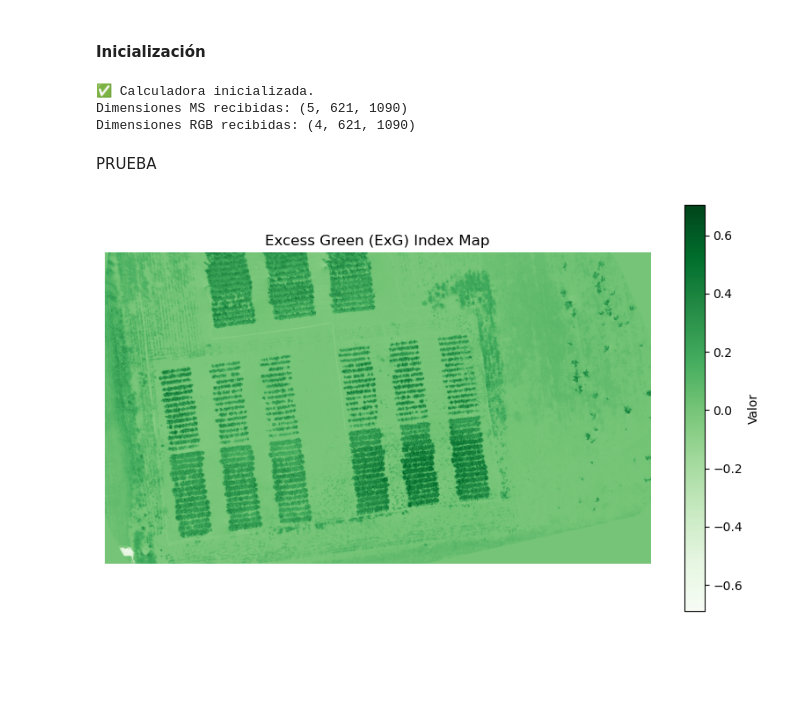
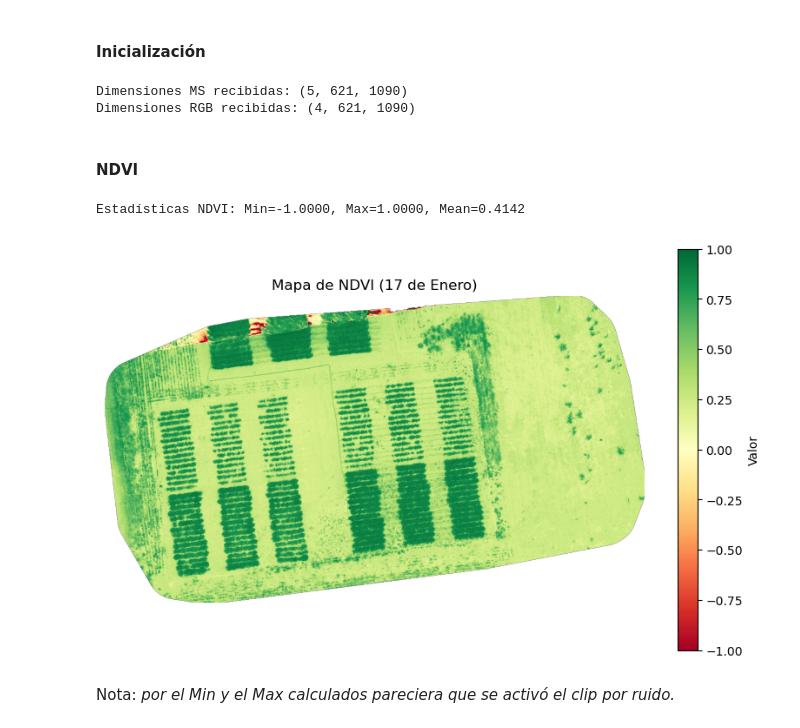
Before and after one commit to Mati279/Trabajo-Final, a Jupyter notebook: notebooks/test_notebook.ipynb, the cells around one changed output. Cells and saved outputs as stored; diff of their text form; code cells hidden in the pictures; blank space fills up the shorter version.

Commit message:
Correcciones en Indices para manejar ruido.

```diff
--- a/notebooks/test_notebook.ipynb
+++ b/notebooks/test_notebook.ipynb
@@ -111,19 +111,25 @@ rgb_norm = sesion_normalizada["rgb"]
 
 calc = VegetationIndices(ms_norm_array=ms_norm, rgb_norm_array=rgb_norm)
 
-print("✅ Calculadora inicializada.")
+# Chequeo
 print(f"Dimensiones MS recibidas: {calc.ms_array.shape}")
 print(f"Dimensiones RGB recibidas: {calc.rgb_array.shape}") # type: ignore
 # %% [output]
-✅ Calculadora inicializada.
 Dimensiones MS recibidas: (5, 621, 1090)
 Dimensiones RGB recibidas: (4, 621, 1090)
-# %% [markdown]
-PRUEBA
-# %%
-
-exg_map = calc.calculate_exg()
-
-calc.plot_index(exg_map, title="Excess Green (ExG) Index Map", cmap='Greens')
-# %% [output]
-[figure, removed]
+# %% [markdown]
+#### NDVI
+# %%
+# Calcula el índice NDVI
+ndvi_map = calc.calculate_ndvi()
+
+# Imprime estadísticas básicas para verificar los resultados
+print(f"Estadísticas NDVI: Min={np.nanmin(ndvi_map):.4f}, Max={np.nanmax(ndvi_map):.4f}, Mean={np.nanmean(ndvi_map):.4f}")
+
+# Muestra el mapa de calor
+calc.plot_index(ndvi_map, title="Mapa de NDVI (17 de Enero)", cmap='RdYlGn')
+# %% [output]
+Estadísticas NDVI: Min=-1.0000, Max=1.0000, Mean=0.4142
+[figure, added]
+# %% [markdown]
+Nota: *por el Min y el Max calculados pareciera que se activó el clip por ruido.*
```
Also changed, not shown: 2 other files.
